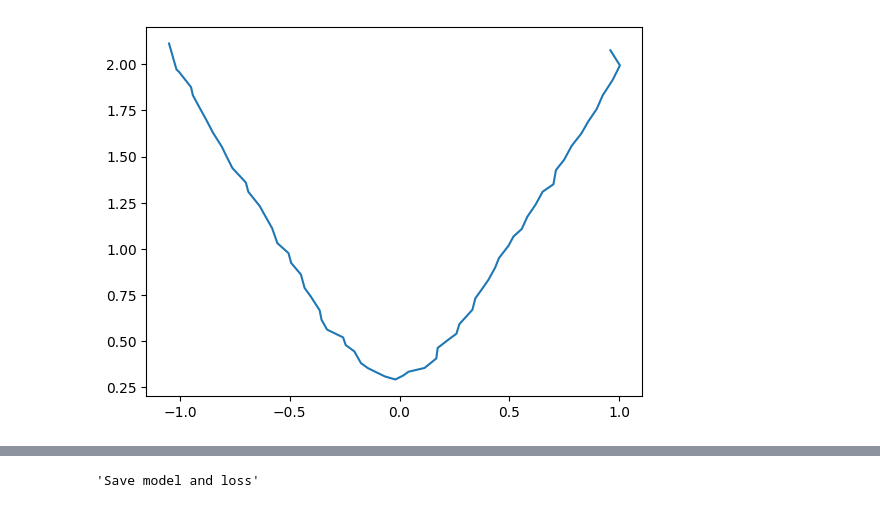
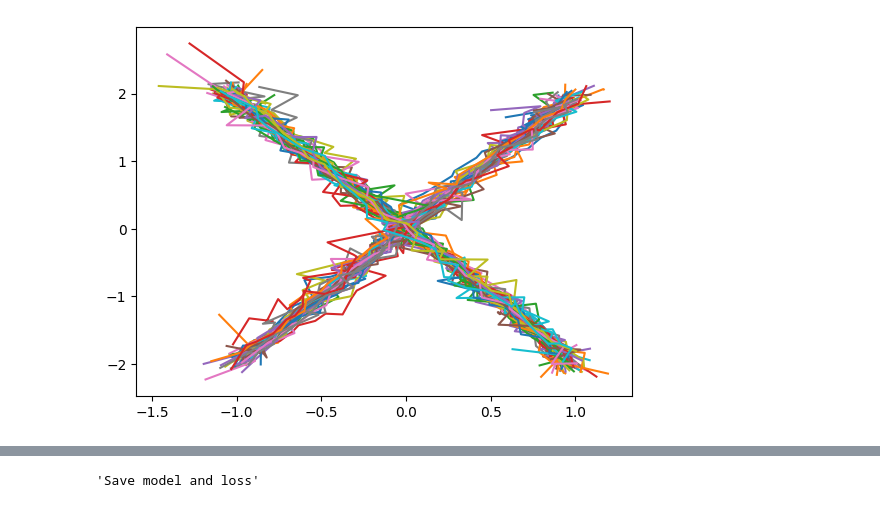
Before and after one commit to SieRaX/diffuser, a Jupyter notebook: notebook/jhsong/Trajectory Diffusion_UNet_X_v2.ipynb, the cells around one changed output, grey strips where cells are left out. Drawn from its saved outputs; the diff is of its cells as text; code cells hidden in the pictures.

Commit message:
Faster Generation Enabled
Sampling method following the DDIM paper is added + Some of the codes from Trajectory_Diffusion_... .ipynb are moved to Epsilon Assertion.ipynb

```diff
--- a/notebook/jhsong/Trajectory Diffusion_UNet_X_v2.ipynb
+++ b/notebook/jhsong/Trajectory Diffusion_UNet_X_v2.ipynb
@@ -10,7 +10,7 @@ import matplotlib.pyplot as plt
 # device = 'cpu'
 device = 'cuda:0'
 
-n = 64
+n = 32
 N = 10000
 # 1. 100 is not enough, 10000 should do the job
 
@@ -349,14 +291,0 @@ for i in range(1):
-# %%
-x = range(n)
-
-data_tmp = data[0, :, :].unsqueeze(0)
-input = alphas_bar_sqrt[500].unsqueeze(-1).unsqueeze(-1) * data_tmp + one_minus_alphas_bar_sqrt[500].unsqueeze(-1).unsqueeze(-1) * eps
-
-for i in range(5):
-    t = 200 * i
-    if i == 0:
-        t = 50
-    eps_est = eps_network(input, t)
-    plt.plot(x, eps_est[0, 1, :].detach().cpu().numpy())
-
-plt.legend(['t=50', 't=200', 't=400', 't=600', 't=800']);
@@ -445,27 +372,29 @@ print(type1, type2, type3, type4, none)
 # %%
-"""Unconditional"""
+"""DDIM, sigma = 0"""
 with torch.no_grad():
-  batch_size = 1
+  batch_size = 100
   noise_data = torch.randn(batch_size, data_size_1, data_size_2, device=device)
-  r_process = [noise_data]
+  T = 100
+  interval = int(n_timesteps / T)
 
-  for t in range(n_timesteps, 0, -1):
+  for t in range(n_timesteps, 0, -interval):
     t_l = [t - 1] * batch_size
-    noise = torch.randn(batch_size, data_size_1, data_size_2, device=device)
+    # noise = torch.randn(batch_size, data_size_1, data_size_2, device=device)
     eps_estimate = eps_network(noise_data, t_l)
-    noise_data = 1 / alphas[t - 1].sqrt() * (noise_data - betas[t - 1] / one_minus_alphas_bar_sqrt[t - 1] * eps_estimate) + 0.2 * betas[t - 1].sqrt() * noise
-    r_process.append(noise_data)
-    # if t == 1:
-    #   noise_data = noise_data - betas[t - 1].sqrt() * noise
+    x0_pred = (noise_data - one_minus_alphas_bar_sqrt[t - 1] * eps_estimate) / alphas_bar_sqrt[t - 1]
+    if t > interval:
+      noise_data = alphas_bar_sqrt[t - 1 - interval] * x0_pred + one_minus_alphas_bar_sqrt[t - 1 - interval] * eps_estimate
+    else:
+      noise_data = x0_pred
 
 sampled = noise_data.reshape(-1, 2, n).cpu().numpy()
 sampled_x = sampled[:, 0, :]
 sampled_y = sampled[:, 1, :]
 
 # fig = plt.figure()
 # ax = fig.add_subplot(1, 1, 1)
 # ax.scatter(sampled_x.transpose(1, 0), sampled_y.transpose(1, 0))
 
 plt.plot(sampled_x.transpose(1, 0), sampled_y.transpose(1, 0));
 # %% [output]
-[figure, old version]
+[figure, new version]
```
Also changed, not shown: parts of 14 cells of this notebook, 2 other files.
